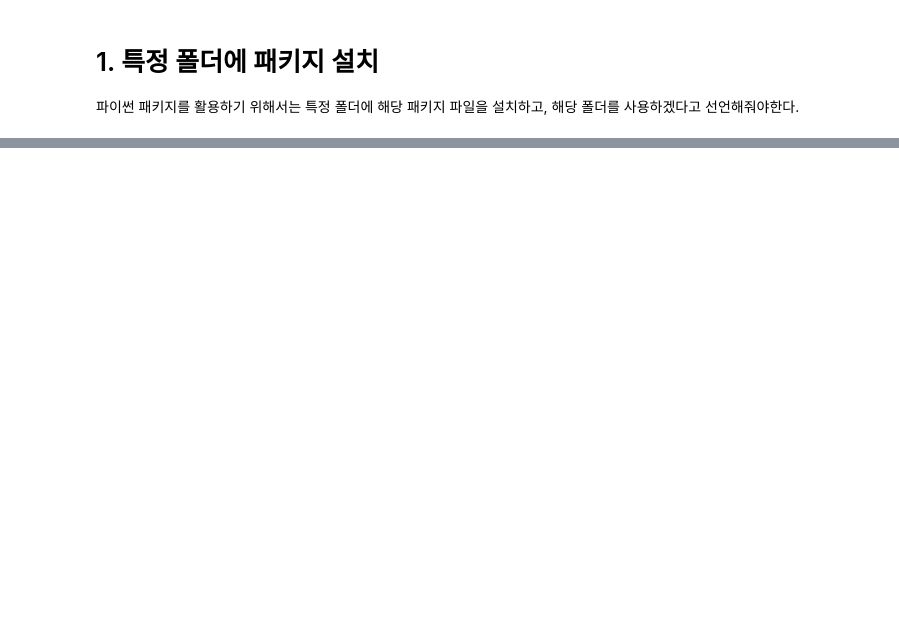
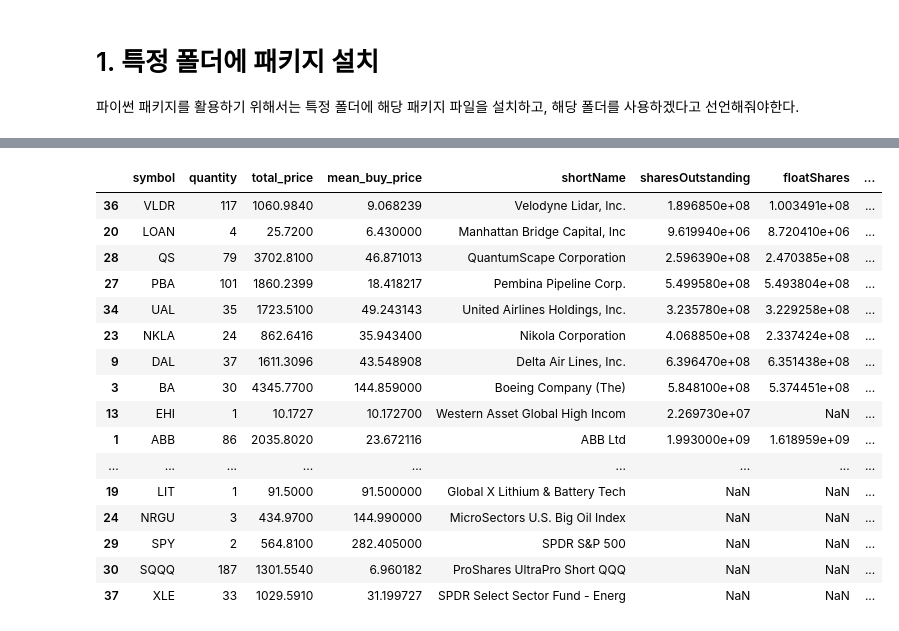
Before and after one commit to GIMINSU/DataAnalysis, a Jupyter notebook: financedatareader.ipynb, the cells around one changed output, grey strips where cells are left out. Saved outputs shown, nothing was run; the diff lists cells and outputs as text; code cells hidden in the pictures; blank space fills up the shorter version.

```diff
--- a/financedatareader.ipynb
+++ b/financedatareader.ipynb
@@ -78,0 +116,4 @@ channel = apisdata['slack']['channel']
+# %%
+df['total_price'] = df['price'] * df['quantity']
+g_df = df[df['action'] == 'buy'].groupby(['symbol'])[['quantity', 'total_price']].sum().reset_index()
+g_df['mean_buy_price'] = g_df['total_price'] / g_df['quantity']
@@ -78,0 +184,3 @@ channel = apisdata['slack']['channel']
+# %%
+a_df = pd.merge(g_df, v_df, how='left', on='symbol')
+a_df.head()
@@ -78,0 +194,24 @@ channel = apisdata['slack']['channel']
+# %%
+a_df['sharesReleaseRatio'] = a_df['floatShares'] / a_df['sharesOutstanding'] * 100
+a_df['holding_ratio'] = a_df['quantity'] / a_df['sharesOutstanding'] * 100
+a_df['rate_of_return'] = (a_df['currentPrice'] - a_df['mean_buy_price']) / a_df['mean_buy_price'] *100
+# %%
+a_df.sort_values(['holding_ratio'], ascending=[False])
+# %% [output]
+|  | symbol | quantity | total_price | mean_buy_price | shortName | sharesOutstanding | floatShares | ... |
+| 36 | VLDR | 117 | 1060.9840 | 9.068239 | Velodyne Lidar, Inc. | 1.896850e+08 | 1.003491e+08 | ... |
+| 20 | LOAN | 4 | 25.7200 | 6.430000 | Manhattan Bridge Capital, Inc | 9.619940e+06 | 8.720410e+06 | ... |
+| 28 | QS | 79 | 3702.8100 | 46.871013 | QuantumScape Corporation | 2.596390e+08 | 2.470385e+08 | ... |
+| 27 | PBA | 101 | 1860.2399 | 18.418217 | Pembina Pipeline Corp. | 5.499580e+08 | 5.493804e+08 | ... |
+| 34 | UAL | 35 | 1723.5100 | 49.243143 | United Airlines Holdings, Inc. | 3.235780e+08 | 3.229258e+08 | ... |
+| 23 | NKLA | 24 | 862.6416 | 35.943400 | Nikola Corporation | 4.068850e+08 | 2.337424e+08 | ... |
+| 9 | DAL | 37 | 1611.3096 | 43.548908 | Delta Air Lines, Inc. | 6.396470e+08 | 6.351438e+08 | ... |
+| 3 | BA | 30 | 4345.7700 | 144.859000 | Boeing Company (The) | 5.848100e+08 | 5.374451e+08 | ... |
+| 13 | EHI | 1 | 10.1727 | 10.172700 | Western Asset Global High Incom | 2.269730e+07 | NaN | ... |
+| 1 | ABB | 86 | 2035.8020 | 23.672116 | ABB Ltd | 1.993000e+09 | 1.618959e+09 | ... |
+| ... | ... | ... | ... | ... | ... | ... | ... | ... |
+| 19 | LIT | 1 | 91.5000 | 91.500000 | Global X Lithium & Battery Tech | NaN | NaN | ... |
+| 24 | NRGU | 3 | 434.9700 | 144.990000 | MicroSectors U.S. Big Oil Index | NaN | NaN | ... |
+| 29 | SPY | 2 | 564.8100 | 282.405000 | SPDR S&P 500 | NaN | NaN | ... |
+| 30 | SQQQ | 187 | 1301.5540 | 6.960182 | ProShares UltraPro Short QQQ | NaN | NaN | ... |
+| 37 | XLE | 33 | 1029.5910 | 31.199727 | SPDR Select Sector Fund - Energ | NaN | NaN | ... |
```
Also changed, not shown: parts of 32 cells of this notebook, 1 other file.
